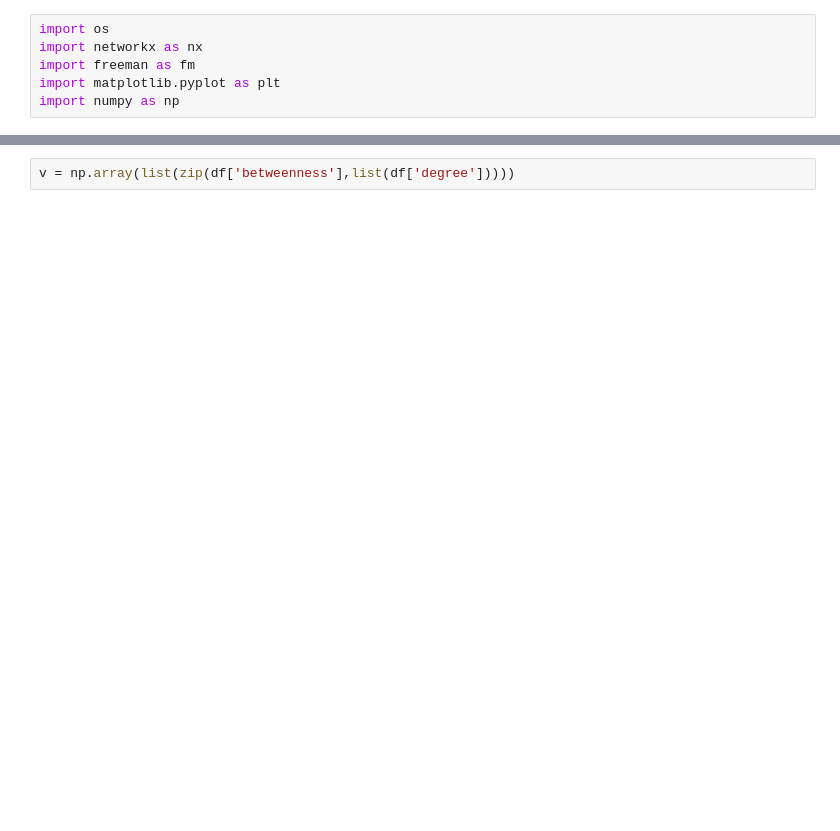
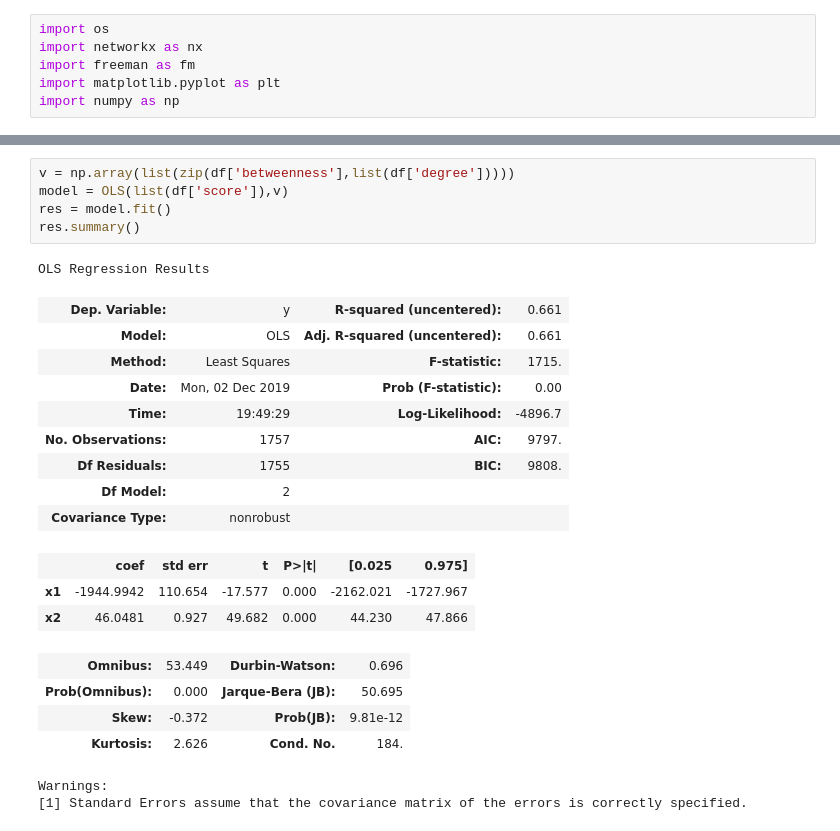
Before and after one commit to juanjorgegarcia/MAL-Social-Network-Analysis, a Jupyter notebook: analysis.ipynb, the cells around one changed output, grey strips where cells are left out. Cells and saved outputs as stored; diff of their text form; blank space fills up the shorter version.

```diff
--- a/analysis.ipynb
+++ b/analysis.ipynb
@@ -27,2 +51,25 @@ res.summary()
 # %%
 v = np.array(list(zip(df['betweenness'],list(df['degree']))))
+model = OLS(list(df['score']),v)
+res = model.fit()
+res.summary()
+# %% [output]
+OLS Regression Results
+| Dep. Variable: | y | R-squared (uncentered): | 0.661 |
+| Model: | OLS | Adj. R-squared (uncentered): | 0.661 |
+| Method: | Least Squares | F-statistic: | 1715. |
+| Date: | Mon, 02 Dec 2019 | Prob (F-statistic): | 0.00 |
+| Time: | 19:49:29 | Log-Likelihood: | -4896.7 |
+| No. Observations: | 1757 | AIC: | 9797. |
+| Df Residuals: | 1755 | BIC: | 9808. |
+| Df Model: | 2 |  |  |
+| Covariance Type: | nonrobust |  |  |
+|  | coef | std err | t | P>|t| | [0.025 | 0.975] |
+| x1 | -1944.9942 | 110.654 | -17.577 | 0.000 | -2162.021 | -1727.967 |
+| x2 | 46.0481 | 0.927 | 49.682 | 0.000 | 44.230 | 47.866 |
+| Omnibus: | 53.449 | Durbin-Watson: | 0.696 |
+| Prob(Omnibus): | 0.000 | Jarque-Bera (JB): | 50.695 |
+| Skew: | -0.372 | Prob(JB): | 9.81e-12 |
+| Kurtosis: | 2.626 | Cond. No. | 184. |
+Warnings:
+[1] Standard Errors assume that the covariance matrix of the errors is correctly specified.
```
Also changed, not shown: parts of 8 cells of this notebook.
